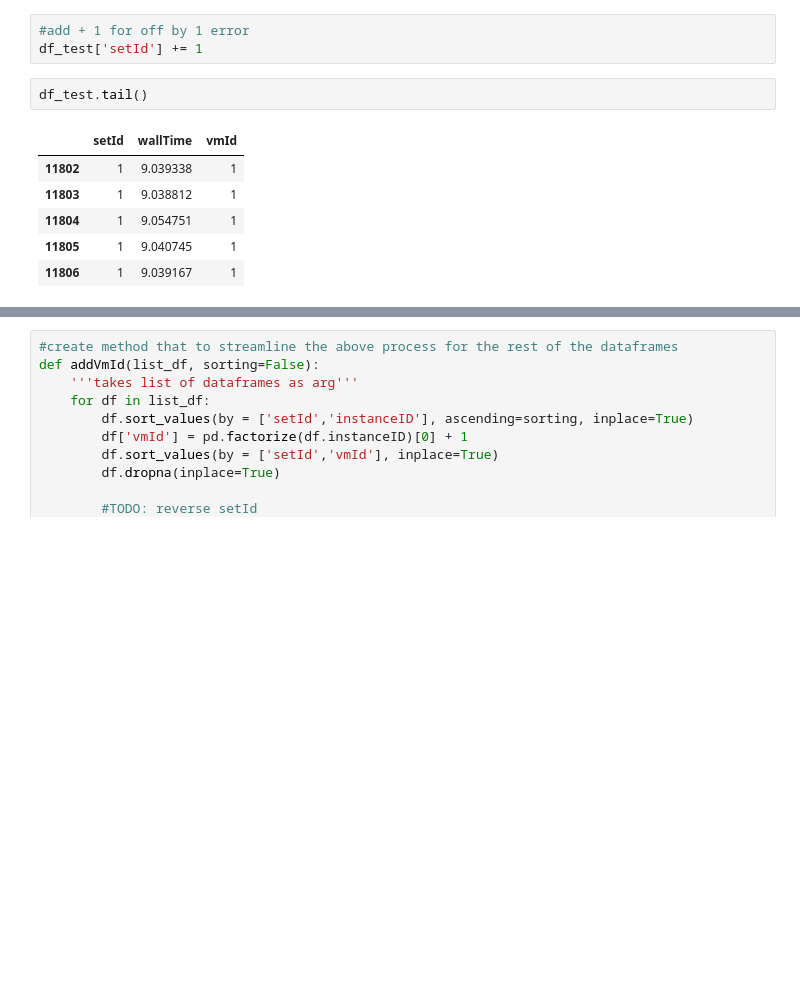
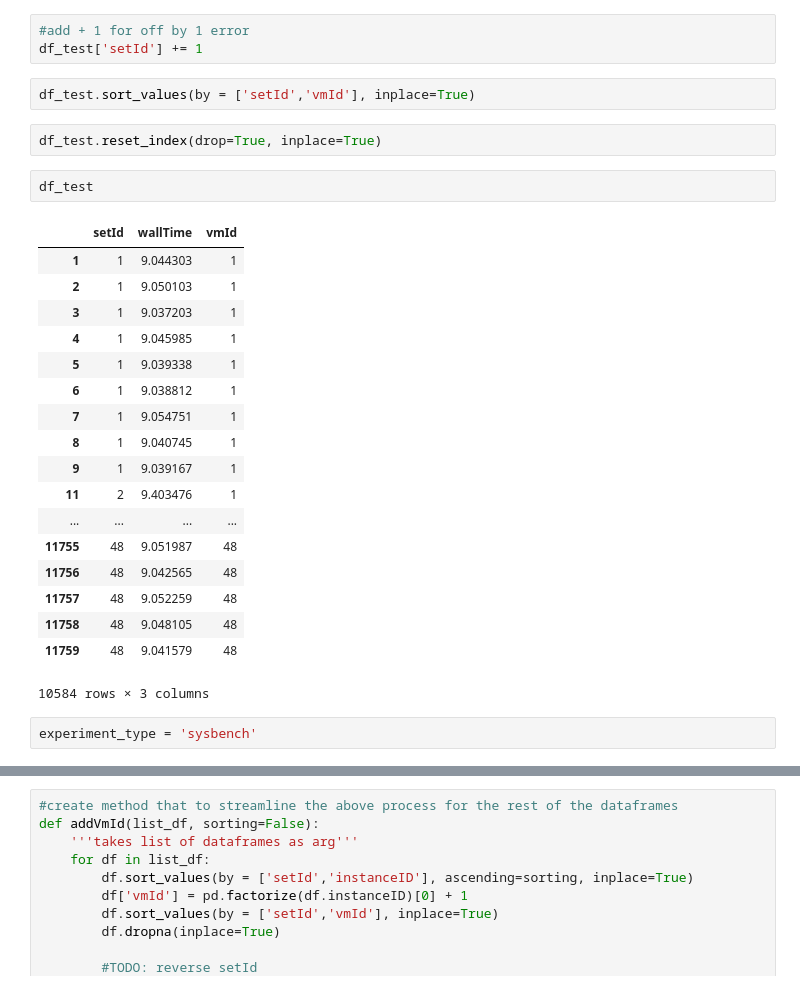
Before and after one commit to delvinuw/IaaSCloudResourceContention, a Jupyter notebook: modeldata/m5d/m5d analysis.ipynb, the cells around one changed output, grey strips where cells are left out. Saved outputs shown, nothing was run; the diff lists cells and outputs as text; blank space fills up the shorter version.

```diff
--- a/modeldata/m5d/m5d analysis.ipynb
+++ b/modeldata/m5d/m5d analysis.ipynb
@@ -108,12 +109,30 @@ df_test['setId'] = df_test['setId'].abs()
 # %%
 #add + 1 for off by 1 error
 df_test['setId'] += 1
+# %%
+df_test.sort_values(by = ['setId','vmId'], inplace=True)
+# %%
+df_test.reset_index(drop=True, inplace=True)
 # %%
-df_test.tail()
+df_test
 # %% [output]
 |  | setId | wallTime | vmId |
-| 11802 | 1 | 9.039338 | 1 |
-| 11803 | 1 | 9.038812 | 1 |
-| 11804 | 1 | 9.054751 | 1 |
-| 11805 | 1 | 9.040745 | 1 |
-| 11806 | 1 | 9.039167 | 1 |
+| 1 | 1 | 9.044303 | 1 |
+| 2 | 1 | 9.050103 | 1 |
+| 3 | 1 | 9.037203 | 1 |
+| 4 | 1 | 9.045985 | 1 |
+| 5 | 1 | 9.039338 | 1 |
+| 6 | 1 | 9.038812 | 1 |
+| 7 | 1 | 9.054751 | 1 |
+| 8 | 1 | 9.040745 | 1 |
+| 9 | 1 | 9.039167 | 1 |
+| 11 | 2 | 9.403476 | 1 |
+| ... | ... | ... | ... |
+| 11755 | 48 | 9.051987 | 48 |
+| 11756 | 48 | 9.042565 | 48 |
+| 11757 | 48 | 9.052259 | 48 |
+| 11758 | 48 | 9.048105 | 48 |
+| 11759 | 48 | 9.041579 | 48 |
+10584 rows × 3 columns
+# %%
+experiment_type = 'sysbench'
```
Also changed, not shown: parts of 11 cells of this notebook, 9 other files.
